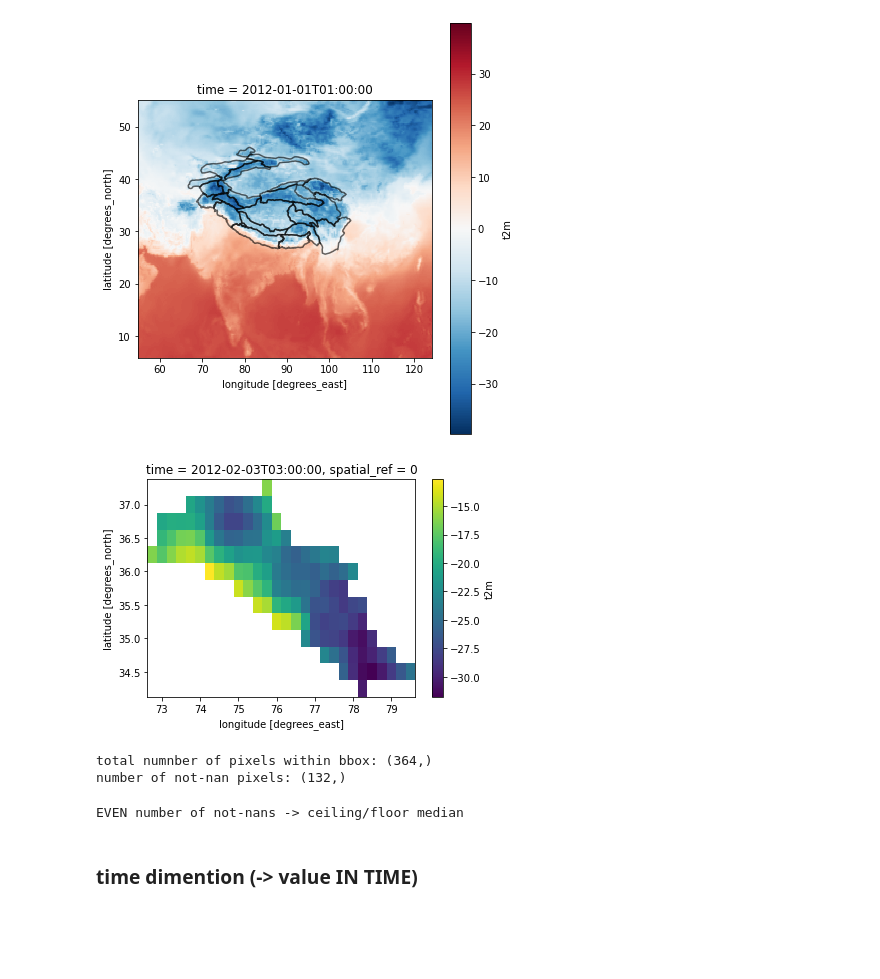
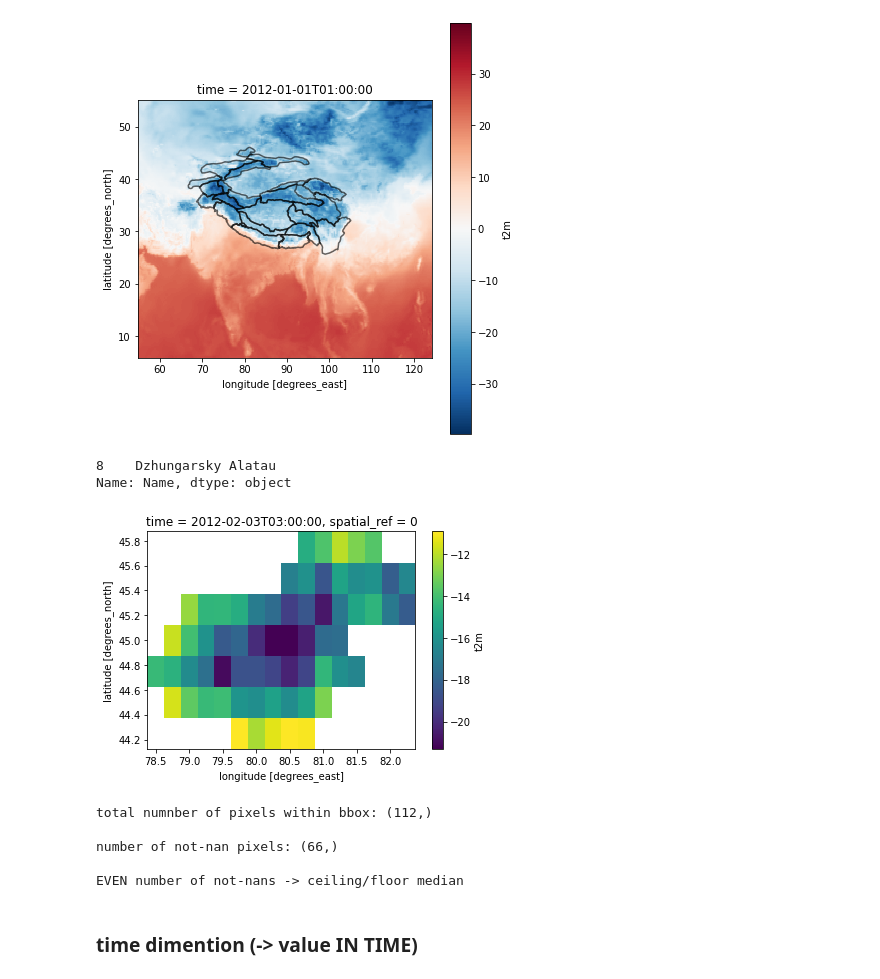
Before and after one commit to varyabazilova/hma_regions, a Jupyter notebook: era5_locate_median_point.ipynb, the cells around one changed output. Cells and saved outputs as stored; diff of their text form; code cells hidden in the pictures; blank space fills up the shorter version.

```diff
--- a/era5_locate_median_point.ipynb
+++ b/era5_locate_median_point.ipynb
@@ -86,9 +70,13 @@ fig.tight_layout()
 # %%
 ''' change name of the mountain range here'''
 
-roi = hma[hma['Name'] == 'Karakoram']
+roi = hma[hma['Name'] == hma_df.Name[8]]
 name = roi.Name
+print(roi.Name)
 # karakoram.crs
+# %% [output]
+8    Dzhungarsky Alatau
+Name: Name, dtype: object
 # %%
 # add crs to the dataset (netcdf file) - maybe this is not even needed
 climate = climate.rio.write_crs('EPSG:4326')
@@ -103,29 +86,34 @@ roi_climate = climate.rio.clip(roi.geometry, roi.crs, drop=True, invert=False)
 # %%
+'''
 # see how it looks like
 roi_climate.t2m[795,:,:].plot()
 fig.tight_layout()
+'''
 # %% [output]
-[figure, old version]
+[figure, new version]
-# %%
-# calculate how many era5 pix fall into the mountain range polygon
-
-x = roi_climate.t2m[795,:,:].values.flatten()
-x_count = roi_climate.t2m.median(dim='time').values.flatten().shape
-print('total numnber of pixels within bbox:', x_count)
-
-# without nans
-x2 = x[~np.isnan(x)]
-print('number of not-nan pixels:', x2.shape)
-# %% [output]
-total numnber of pixels within bbox: (364,)
-number of not-nan pixels: (132,)
-# %%
-# check for the median:
-if (len(x2) % 2) == 0:
-    print ('EVEN number of not-nans -> ceiling/floor median')
-else:print ('ODD number of not-nans -> regular median is ok')
-# %% [output]
-EVEN number of not-nans -> ceiling/floor median
+# %%
+'''
+# calculate how many era5 pix fall into the mountain range polygon
+
+x = roi_climate.t2m[1,:,:].values.flatten()
+print('total numnber of pixels within bbox:', x.shape, '\n')
+
+# without nans
+x2 = x[~np.isnan(x)]
+print('number of not-nan pixels:', x2.shape, '\n')
+
+
+# check what to do for the median (in space) value:
+if (len(x2) % 2) == 0:
+    print ('EVEN number of not-nans -> ceiling/floor median')
+else:print ('ODD number of not-nans -> regular median is ok')
+'''
+# %% [output]
+total numnber of pixels within bbox: (112,)
+
+number of not-nan pixels: (66,)
+
+EVEN number of not-nans -> ceiling/floor median
 # %% [markdown]
 ### time dimention (-> value IN TIME)
 # %%
```
Also changed, not shown: parts of 16 cells of this notebook, 2 other files.
